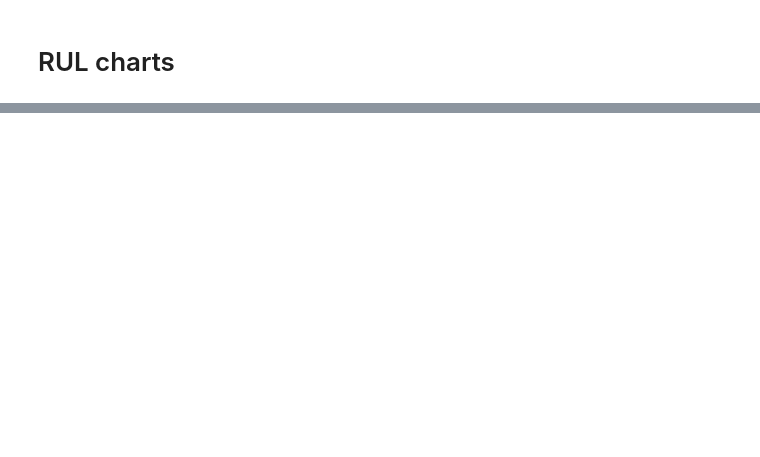
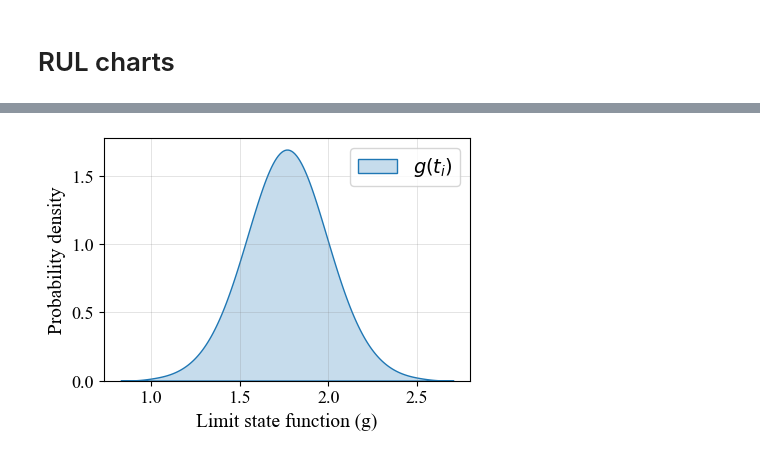
Before and after one commit to Pesquisa-UFCAT/2024-1_victor_hugo_renata_maria, a Jupyter notebook: toy_problem/analysis_gobs_gpred.ipynb, the cells around one changed output, grey strips where cells are left out. Drawn from its saved outputs; the diff is of its cells as text; code cells hidden in the pictures; blank space fills up the shorter version.

Commit message:
charts_RUL

```diff
--- a/toy_problem/analysis_gobs_gpred.ipynb
+++ b/toy_problem/analysis_gobs_gpred.ipynb
@@ -140,0 +435,52 @@ rul_data = rul(bds, t_i, g_treshold)
+# %%
+### Figure name and DPI
+dpi = 600
+name = 'kde_Probability density of g at t_i'
+
+### Chart dimensions (in centimeters)
+b_cm = 12
+h_cm = 8
+inches_to_cm = 1 / 2.54
+b_input = b_cm * inches_to_cm
+h_input = h_cm * inches_to_cm
+
+### Labels
+label_x = r'Limit state function (g)'
+label_y = 'Probability density'
+size_label = 14
+color_label = 'black'
+size_axis = 13
+color_axis = 'black'
+
+### Font configuration (Times New Roman)
+plt.rcParams['font.family'] = 'Times New Roman'
+
+### Figure
+fig, ax = plt.subplots(figsize=(b_input, h_input))
+ax.set_xlabel(label_x, fontsize=size_label, color=color_label)
+ax.set_ylabel(label_y, fontsize=size_label, color=color_label)
+ax.tick_params(axis='both', which='major', labelsize=size_axis, colors=color_axis)
+
+### Plot KDE
+sns.kdeplot(
+    g_inspection,
+    ax=ax,
+    linewidth=1,
+    fill=True,
+    label=rf'$g(t_i)$'
+)
+
+### Grid
+plt.grid(True, which='both', linestyle='-', linewidth=0.5, color='gray', alpha=0.3)
+
+### Legend
+ax.legend(fontsize=size_label)
+
+### Title
+# ax.set_title('KDE Plot', fontsize=16)
+
+### Save
+#fig.savefig(f'z_{name}.png', dpi=dpi, bbox_inches='tight')
+plt.show()
+# %% [output]
+[figure, added]
```
Also changed, not shown: parts of 20 cells of this notebook, 5 other files.
